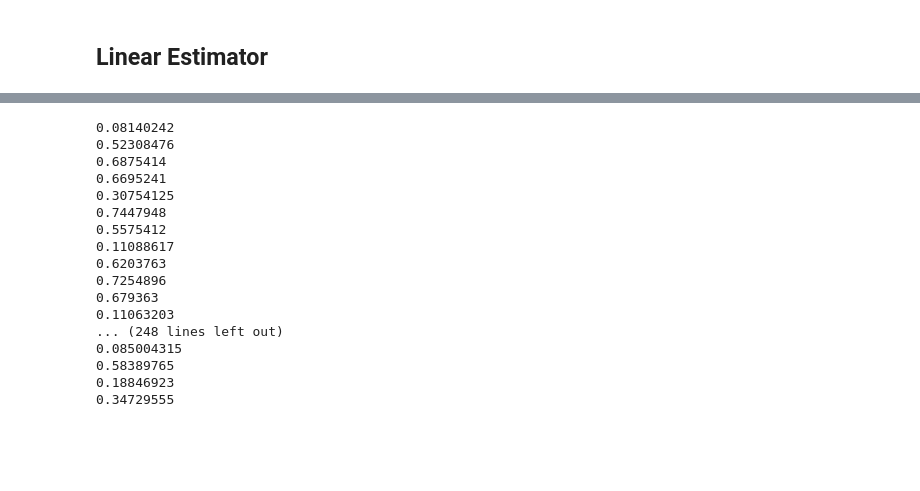
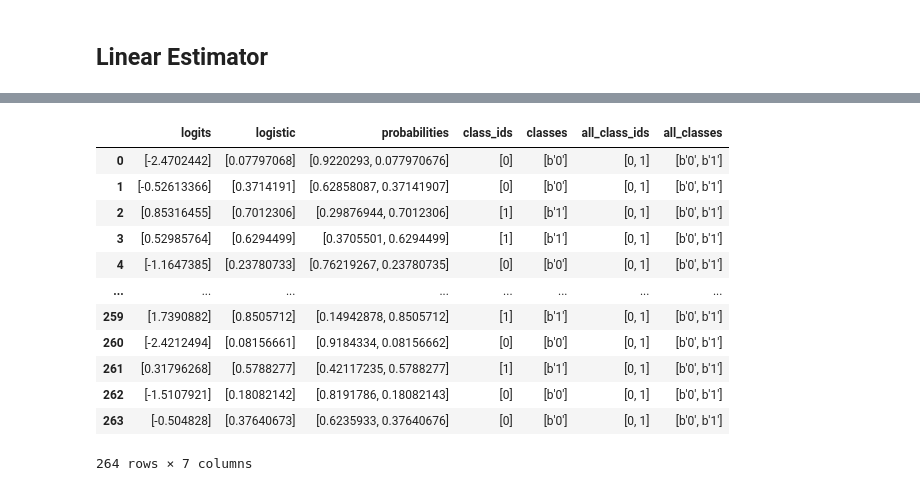
Before and after one commit to ABoghi/TensorFlowProj, a Jupyter notebook: exercise_nb.ipynb, the cells around one changed output, grey strips where cells are left out. Drawn from its saved outputs; the diff is of its cells as text; code cells hidden in the pictures; blank space fills up the shorter version.

```diff
--- a/exercise_nb.ipynb
+++ b/exercise_nb.ipynb
@@ -118,21 +104,16 @@ len(pred_dicts)
-# %%
-for pred in pred_dicts:
-    print(pred['probabilities'][1])
-# %% [output]
-0.08140242
-0.52308476
-0.6875414
-0.6695241
-0.30754125
-0.7447948
-0.5575412
-0.11088617
-0.6203763
-0.7254896
-0.679363
-0.11063203
-... (248 lines left out)
-0.085004315
-0.58389765
-0.18846923
-0.34729555
+# %%
+prediction_df
+# %% [output]
+|  | logits | logistic | probabilities | class_ids | classes | all_class_ids | all_classes |
+| 0 | [-2.4702442] | [0.07797068] | [0.9220293, 0.077970676] | [0] | [b'0'] | [0, 1] | [b'0', b'1'] |
+| 1 | [-0.52613366] | [0.3714191] | [0.62858087, 0.37141907] | [0] | [b'0'] | [0, 1] | [b'0', b'1'] |
+| 2 | [0.85316455] | [0.7012306] | [0.29876944, 0.7012306] | [1] | [b'1'] | [0, 1] | [b'0', b'1'] |
+| 3 | [0.52985764] | [0.6294499] | [0.3705501, 0.6294499] | [1] | [b'1'] | [0, 1] | [b'0', b'1'] |
+| 4 | [-1.1647385] | [0.23780733] | [0.76219267, 0.23780735] | [0] | [b'0'] | [0, 1] | [b'0', b'1'] |
+| ... | ... | ... | ... | ... | ... | ... | ... |
+| 259 | [1.7390882] | [0.8505712] | [0.14942878, 0.8505712] | [1] | [b'1'] | [0, 1] | [b'0', b'1'] |
+| 260 | [-2.4212494] | [0.08156661] | [0.9184334, 0.08156662] | [0] | [b'0'] | [0, 1] | [b'0', b'1'] |
+| 261 | [0.31796268] | [0.5788277] | [0.42117235, 0.5788277] | [1] | [b'1'] | [0, 1] | [b'0', b'1'] |
+| 262 | [-1.5107921] | [0.18082142] | [0.8191786, 0.18082143] | [0] | [b'0'] | [0, 1] | [b'0', b'1'] |
+| 263 | [-0.504828] | [0.37640673] | [0.6235933, 0.37640676] | [0] | [b'0'] | [0, 1] | [b'0', b'1'] |
+264 rows × 7 columns
```
Also changed, not shown: parts of 19 cells of this notebook, 2 other files.
